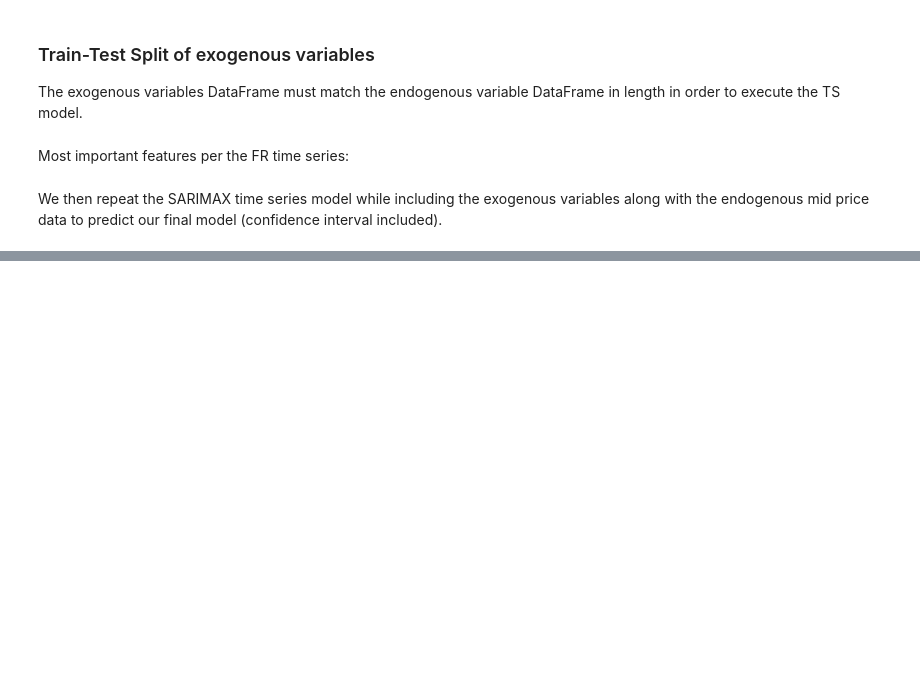
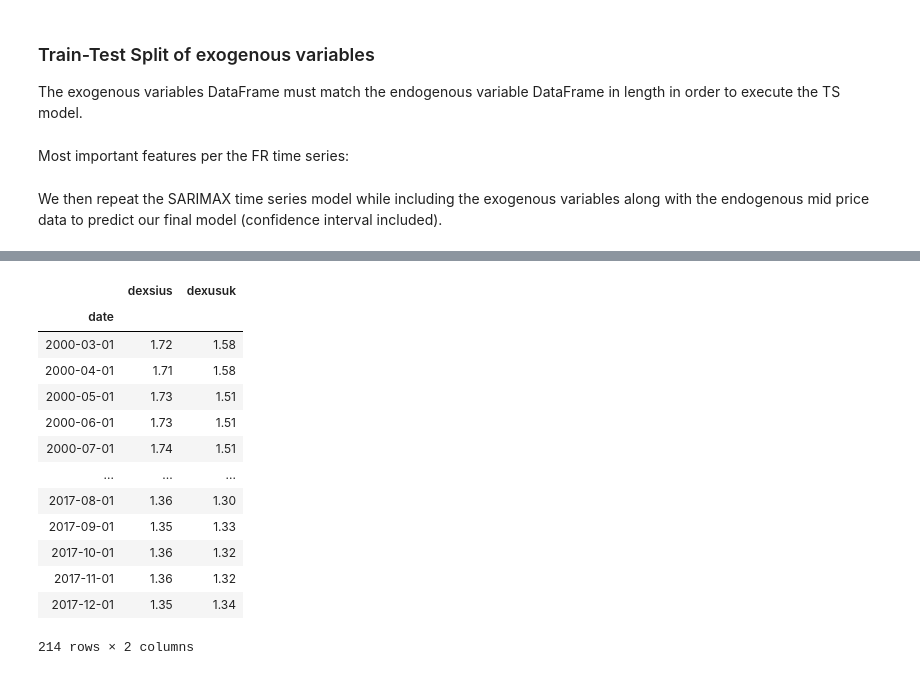
Before and after one commit to andrewcole33/reit_time_series_analysis, a Jupyter notebook: FR_TS.ipynb, the cells around one changed output, grey strips where cells are left out. Cells and saved outputs as stored; diff of their text form; code cells hidden in the pictures; blank space fills up the shorter version.

```diff
--- a/FR_TS.ipynb
+++ b/FR_TS.ipynb
@@ -201,0 +218,17 @@ Predictions vs. Observed:
+# %%
+exog_train
+# %% [output]
+|  | dexsius | dexusuk |
+| date |  |  |
+| 2000-03-01 | 1.72 | 1.58 |
+| 2000-04-01 | 1.71 | 1.58 |
+| 2000-05-01 | 1.73 | 1.51 |
+| 2000-06-01 | 1.73 | 1.51 |
+| 2000-07-01 | 1.74 | 1.51 |
+| ... | ... | ... |
+| 2017-08-01 | 1.36 | 1.30 |
+| 2017-09-01 | 1.35 | 1.33 |
+| 2017-10-01 | 1.36 | 1.32 |
+| 2017-11-01 | 1.36 | 1.32 |
+| 2017-12-01 | 1.35 | 1.34 |
+214 rows × 2 columns
```
Also changed, not shown: parts of 16 cells of this notebook, 10 other files.
